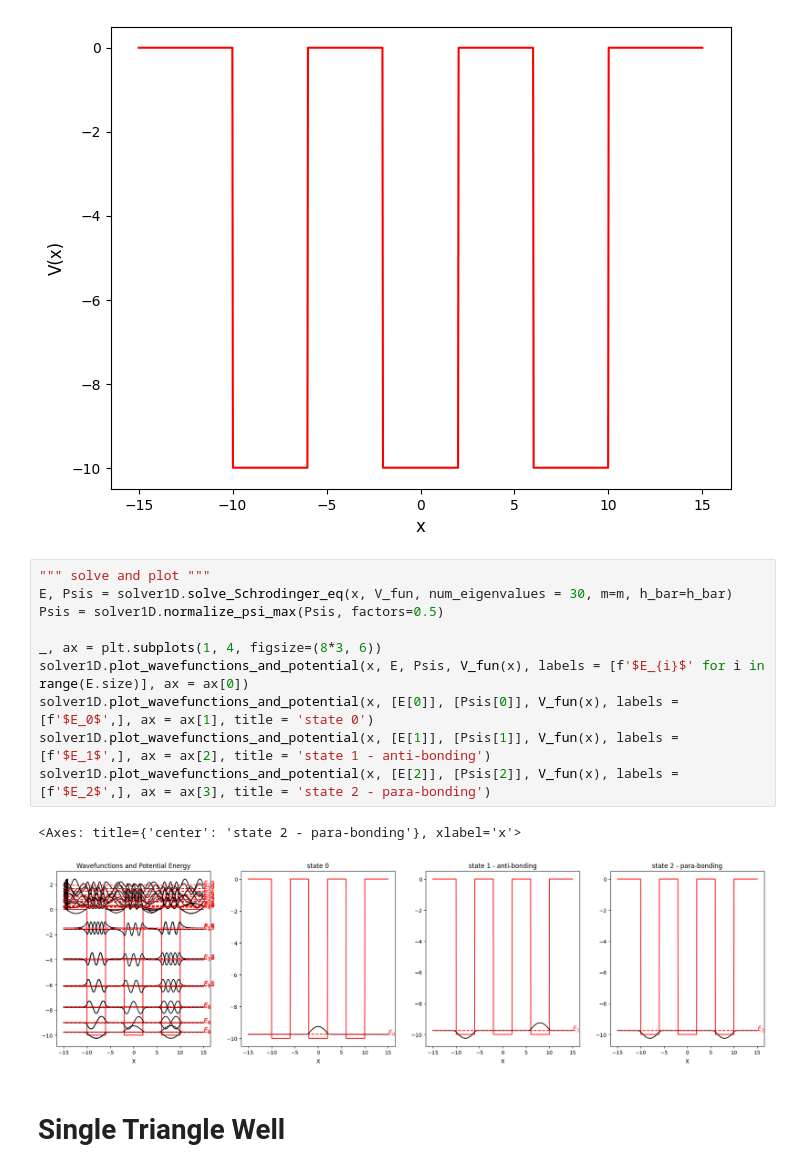
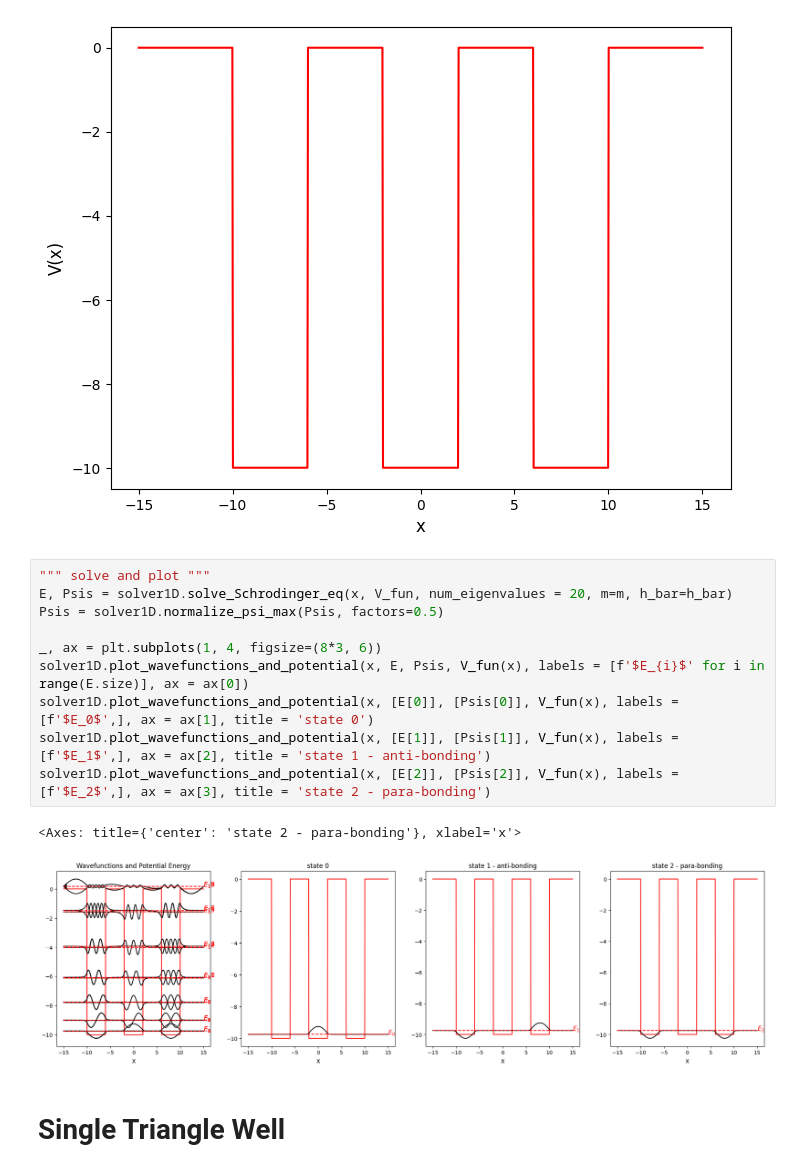
Before and after one commit to d04943016/PoissonSolver, a Jupyter notebook: notebook/Schrodinger 1D_cases/2. Finite Quantum Well.ipynb, the cells around one changed output. Drawn from its saved outputs; the diff is of its cells as text.

```diff
--- a/notebook/Schrodinger 1D_cases/2. Finite Quantum Well.ipynb
+++ b/notebook/Schrodinger 1D_cases/2. Finite Quantum Well.ipynb
@@ -120,17 +120,17 @@ solver1D.plot_potential(x, V_fun(x) )
 [figure]
 # %%
 """ solve and plot """
-E, Psis = solver1D.solve_Schrodinger_eq(x, V_fun, num_eigenvalues = 30, m=m, h_bar=h_bar)
+E, Psis = solver1D.solve_Schrodinger_eq(x, V_fun, num_eigenvalues = 20, m=m, h_bar=h_bar)
 Psis = solver1D.normalize_psi_max(Psis, factors=0.5)
 
 _, ax = plt.subplots(1, 4, figsize=(8*3, 6))
 solver1D.plot_wavefunctions_and_potential(x, E, Psis, V_fun(x), labels = [f'$E_{i}$' for i in range(E.size)], ax = ax[0])
 solver1D.plot_wavefunctions_and_potential(x, [E[0]], [Psis[0]], V_fun(x), labels = [f'$E_0$',], ax = ax[1], title = 'state 0')
 solver1D.plot_wavefunctions_and_potential(x, [E[1]], [Psis[1]], V_fun(x), labels = [f'$E_1$',], ax = ax[2], title = 'state 1 - anti-bonding')
 solver1D.plot_wavefunctions_and_potential(x, [E[2]], [Psis[2]], V_fun(x), labels = [f'$E_2$',], ax = ax[3], title = 'state 2 - para-bonding')
 # %% [output]
 <Axes: title={'center': 'state 2 - para-bonding'}, xlabel='x'>
-[figure, old version]
+[figure, new version]
 # %% [markdown]
 # Single Triangle Well
 # %%
```
Also changed, not shown: 1 other file.
